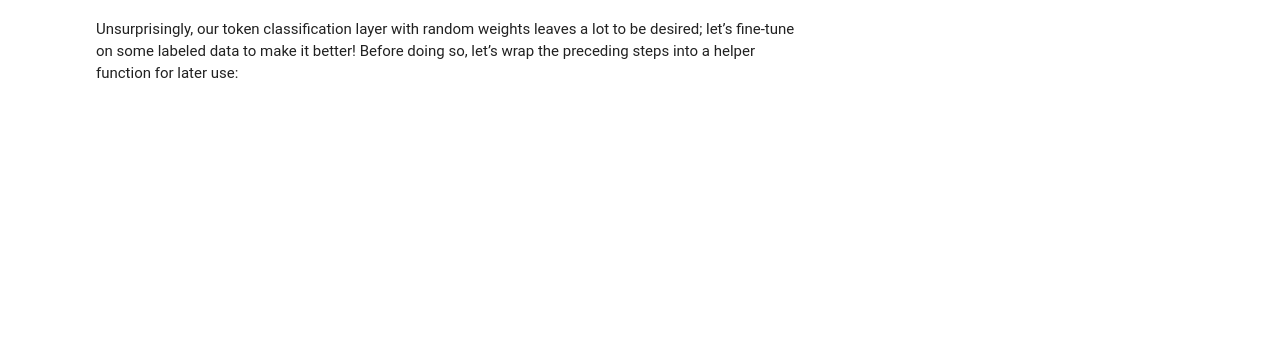
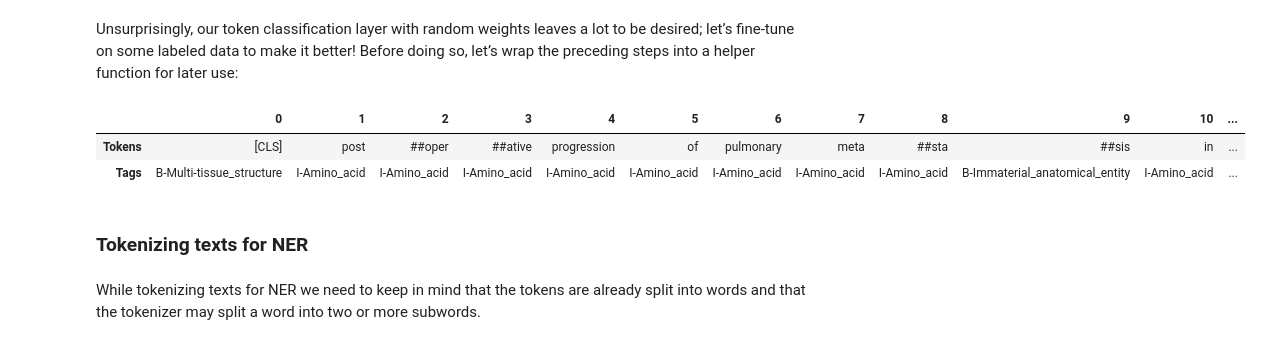
Before and after one commit to R-icntay/cogstack_project, a Jupyter notebook: notebooks/clinical_bert.ipynb, the cells around one changed output. Drawn from its saved outputs; the diff is of its cells as text; code cells hidden in the pictures; blank space fills up the shorter version.

Commit message:
Tokenizing texts for ner

```diff
--- a/notebooks/clinical_bert.ipynb
+++ b/notebooks/clinical_bert.ipynb
@@ -413,5 +415,15 @@ def tag_text(text, tags, model, tokenizer):
     predictions = torch.argmax(outputs, -1).cpu().numpy()
 
     # Map index to string
-    preds = [index2[p] for p in predictions[0]]
+    preds = [index2tag[p] for p in predictions[0]]
     return pd.DataFrame([tokens.tokens(), preds], index = ["Tokens", "Tags"])
+# %%
+tag_text(text, tags = index2tag, model = model, tokenizer = tokenizer)
+# %% [output]
+|  | 0 | 1 | 2 | 3 | 4 | 5 | 6 | 7 | 8 | 9 | 10 | ... |
+| Tokens | [CLS] | post | ##oper | ##ative | progression | of | pulmonary | meta | ##sta | ##sis | in | ... |
+| Tags | B-Multi-tissue_structure | I-Amino_acid | I-Amino_acid | I-Amino_acid | I-Amino_acid | I-Amino_acid | I-Amino_acid | I-Amino_acid | I-Amino_acid | B-Immaterial_anatomical_entity | I-Amino_acid | ... |
+# %% [markdown]
+### Tokenizing texts for NER
+# %% [markdown]
+While tokenizing texts for NER we need to keep in mind that the tokens are already split into words and that the tokenizer may split a word into two or more subwords.
```
Also changed, not shown: parts of 3 cells of this notebook.
